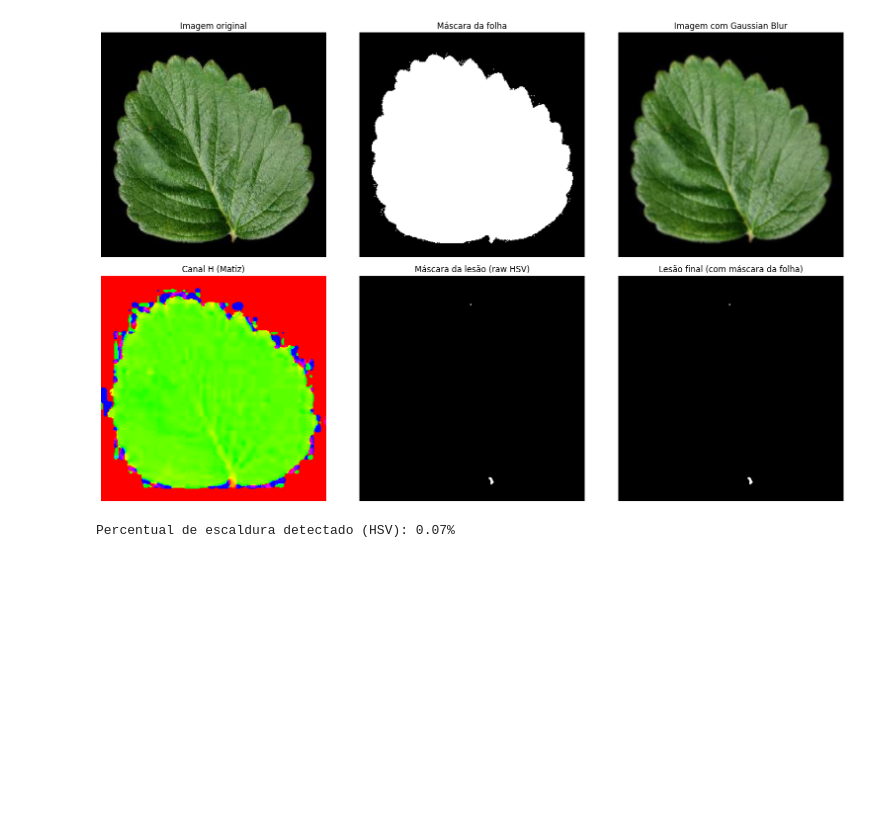
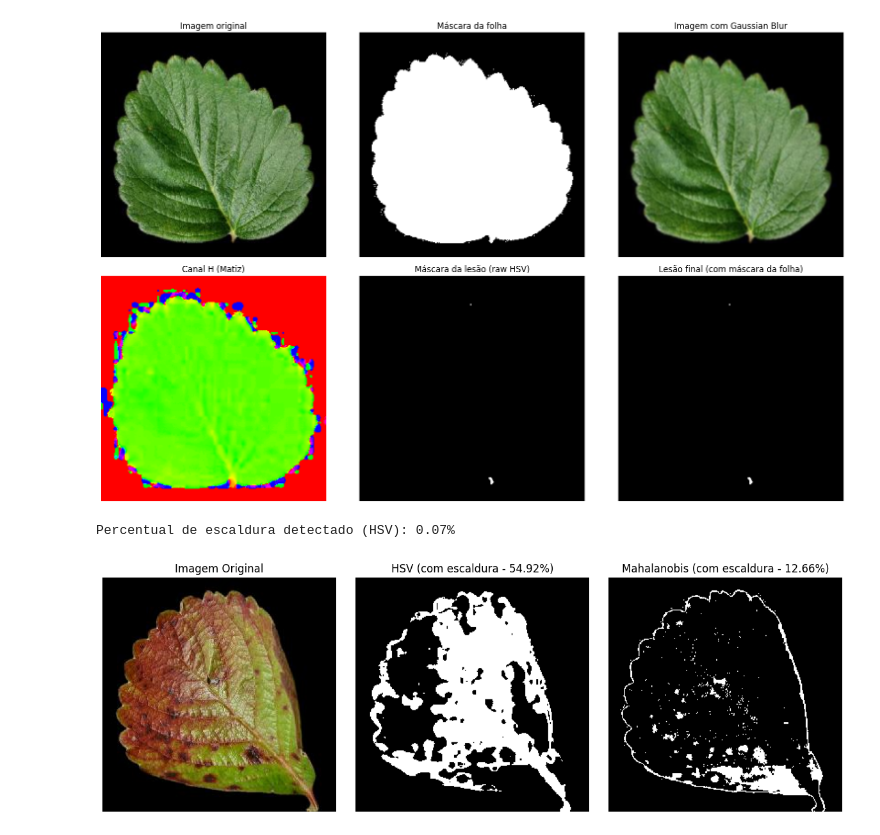
Before and after one commit to wcarolw/VisaoComputacional, a Jupyter notebook: Solucao_Visao_Classica.ipynb, the cells around one changed output. Drawn from its saved outputs; the diff is of its cells as text; code cells hidden in the pictures; blank space fills up the shorter version.

```diff
--- a/Solucao_Visao_Classica.ipynb
+++ b/Solucao_Visao_Classica.ipynb
@@ -230,3 +230,34 @@ lesion_mask_final, pct = detectar_escaldura_hsv_com_visualizacao(img_rgb)
 # %% [output]
 [figure]
 Percentual de escaldura detectado (HSV): 0.07%
+# %%
+# Mostrar imagem processada com classificações
+z=5
+example_name = df['imagem'][z]
+example = read_img(os.path.join(image_dir, example_name))
+mask = get_leaf_mask(example)
+
+lesion_hsv = cv2.imread(os.path.join(output_dir, f"{example_name}_hsv.png"), cv2.IMREAD_GRAYSCALE)
+lesion_mahal = cv2.imread(os.path.join(output_dir, f"{example_name}_mahal.png"), cv2.IMREAD_GRAYSCALE)
+
+plt.figure(figsize=(12, 4))
+
+plt.subplot(1, 3, 1)
+plt.imshow(example)
+plt.title("Imagem Original")
+plt.axis('off')
+
+plt.subplot(1, 3, 2)
+plt.imshow(lesion_hsv, cmap='gray')
+plt.title(f"HSV ({df['classificacao_hsv'][z]} - {df['pct_lesao_hsv'][z]}%)")
+plt.axis('off')
+
+plt.subplot(1, 3, 3)
+plt.imshow(lesion_mahal, cmap='gray')
+plt.title(f"Mahalanobis ({df['classificacao_mahal'][z]} - {df['pct_lesao_mahal'][z]}%)")
+plt.axis('off')
+
+plt.tight_layout()
+plt.show()
+# %% [output]
+[figure, added]
```
Also changed, not shown: parts of 1 cell of this notebook.
